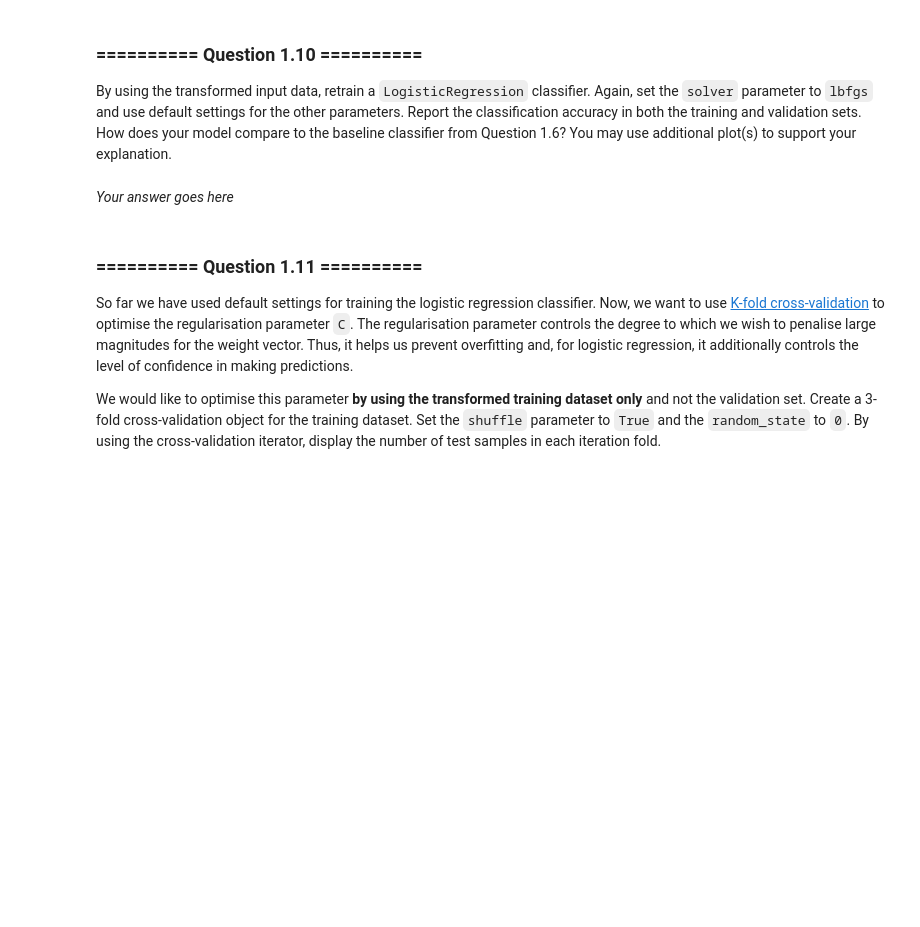
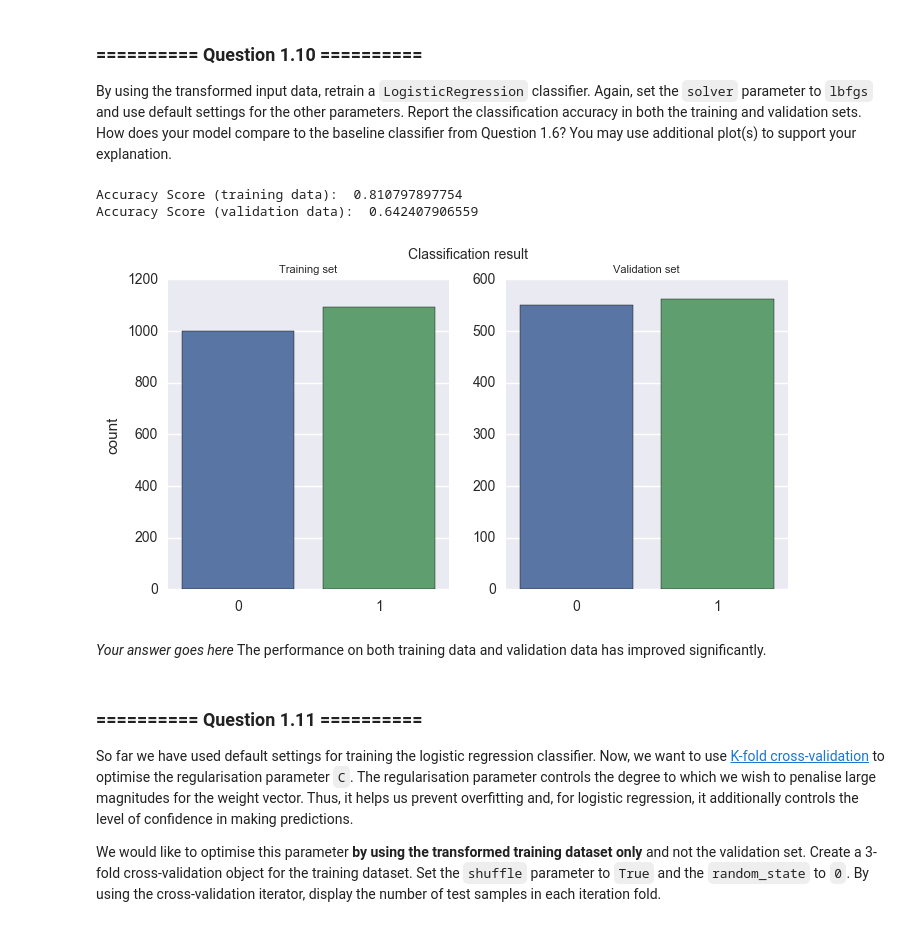
Before and after one commit to richardharmadi/iaml, a Jupyter notebook: 07_Assignment_3.ipynb, the cells around one changed output. Cells and saved outputs as stored; diff of their text form; code cells hidden in the pictures; blank space fills up the shorter version.

```diff
--- a/07_Assignment_3.ipynb
+++ b/07_Assignment_3.ipynb
@@ -187,5 +298,28 @@ By using the transformed input data, retrain a `LogisticRegression` classifier.
+# %%
+# Your code goes here
+newclf = LogisticRegression(solver='lbfgs')
+newclf.fit(trfX_tr,y_tr)
+
+print ('Accuracy Score (training data): ', newclf.score(trfX_tr,y_tr))
+print ('Accuracy Score (validation data): ', newclf.score(trfX_val,y_val))
+
+fig, (ax1, ax2) = plt.subplots(1,2, figsize=(8,4))
+sns.countplot(clf.predict(trfX_tr), ax=ax1)
+ax1.set_title('Training set', size=8)
+ax1.set_xlabel(' ')
+sns.countplot(clf.predict(trfX_val), ax=ax2)
+ax2.set_xlabel(' ')
+ax2.set_ylabel('')
+ax2.set_title('Validation set', size=8)
+fig.suptitle('Classification result', size=10)
+plt.show()
+# %% [output]
+Accuracy Score (training data):  0.810797897754
+Accuracy Score (validation data):  0.642407906559
+[figure, added]
 # %% [markdown]
 *Your answer goes here*
+The performance on both training data and validation data has improved significantly.
 # %% [markdown]
 ### ========== Question 1.11 ==========
 So far we have used default settings for training the logistic regression classifier. Now, we want to use [K-fold cross-validation](http://scikit-learn.org/0.17/modules/generated/sklearn.cross_validation.KFold.html) to optimise the regularisation parameter `C`. The regularisation parameter controls the degree to which we wish to penalise large magnitudes for the weight vector. Thus, it helps us prevent overfitting and, for logistic regression, it additionally controls the level of confidence in making predictions.
```
Also changed, not shown: parts of 35 cells of this notebook, 1 other file.
